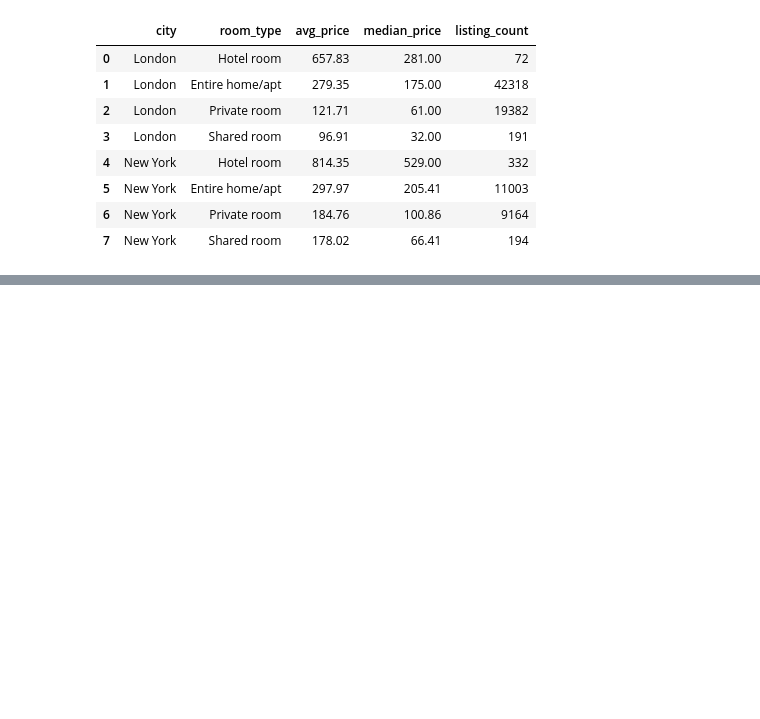
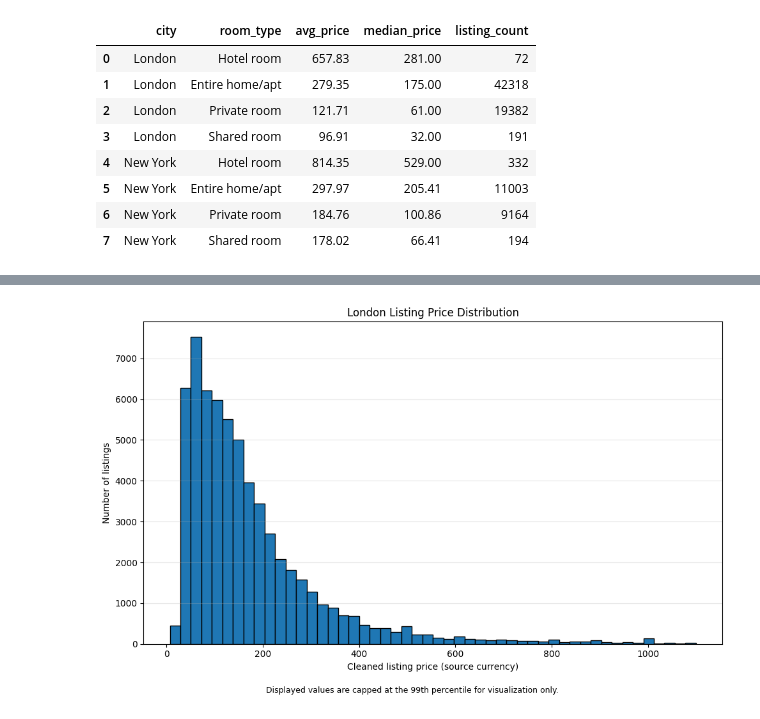
Before and after one commit to SAGAR-2-4/expernetic-airbnb-data-engineering, a Jupyter notebook: notebooks/06_sql_analytics.ipynb, the cells around one changed output, grey strips where cells are left out. Saved outputs shown, nothing was run; the diff lists cells and outputs as text; code cells hidden in the pictures; blank space fills up the shorter version.

```diff
--- a/notebooks/06_sql_analytics.ipynb
+++ b/notebooks/06_sql_analytics.ipynb
@@ -150,0 +303,61 @@ LIMIT 10
+# %%
+import matplotlib.pyplot as plt
+from pathlib import Path
+
+# Create a folder for report-ready figures
+figure_dir = Path("../docs/figures")
+figure_dir.mkdir(parents=True, exist_ok=True)
+
+# Load city-level price data from the star schema
+price_by_city = con.sql("""
+SELECT
+    dc.city,
+    fl.price_clean
+FROM fact_listing fl
+JOIN dim_city dc
+    ON fl.city_id = dc.city_id
+WHERE fl.price_clean IS NOT NULL
+""").df()
+
+# Separate London prices and limit chart display to the 99th percentile
+london_prices = price_by_city.loc[
+    price_by_city["city"] == "London",
+    "price_clean"
+]
+
+london_price_cap = london_prices.quantile(0.99)
+
+london_prices_for_chart = london_prices[
+    london_prices <= london_price_cap
+]
+
+plt.figure(figsize=(10, 6))
+
+plt.hist(
+    london_prices_for_chart,
+    bins=50,
+    edgecolor="black"
+)
+
+plt.title("London Listing Price Distribution")
+plt.xlabel("Cleaned listing price (source currency)")
+plt.ylabel("Number of listings")
+plt.grid(axis="y", alpha=0.3)
+
+plt.figtext(
+    0.5,
+    -0.03,
+    "Displayed values are capped at the 99th percentile for visualization only.",
+    ha="center",
+    fontsize=9
+)
+
+plt.tight_layout()
+plt.savefig(
+    figure_dir / "london_price_histogram.png",
+    dpi=300,
+    bbox_inches="tight"
+)
+plt.show()
+# %% [output]
+[figure, added]
```
Also changed, not shown: parts of 27 cells of this notebook, 23 other files.
